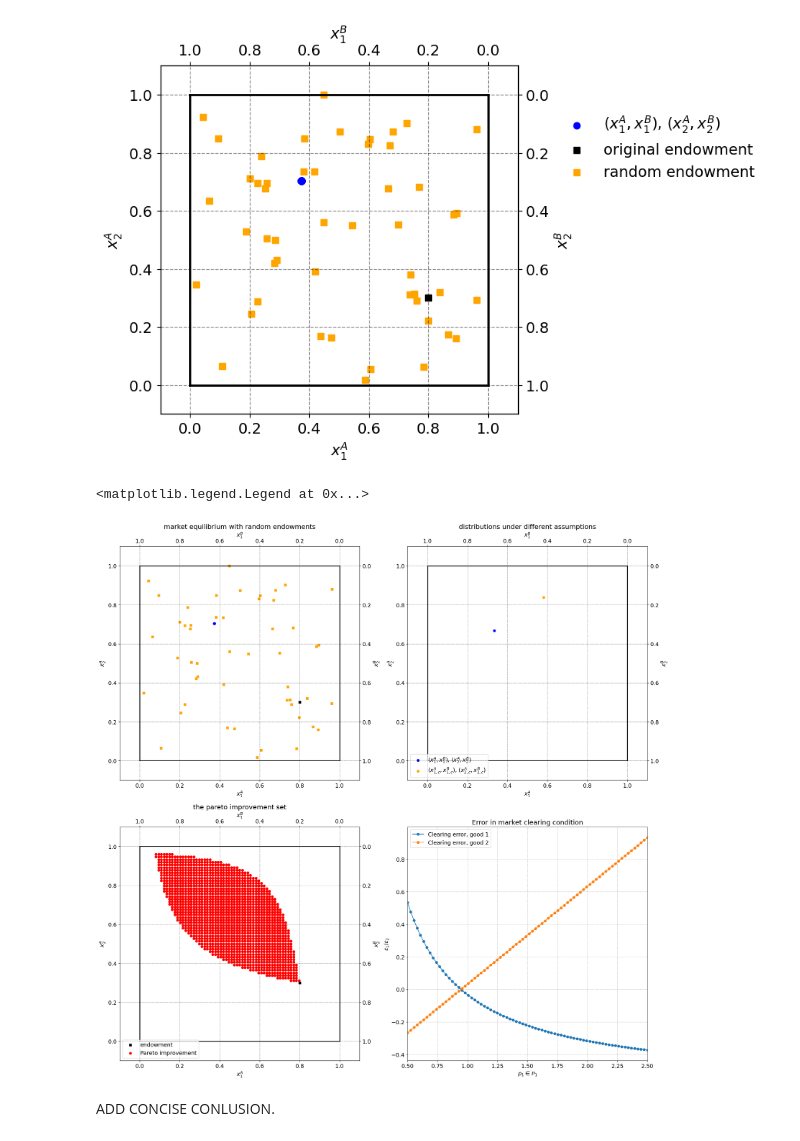
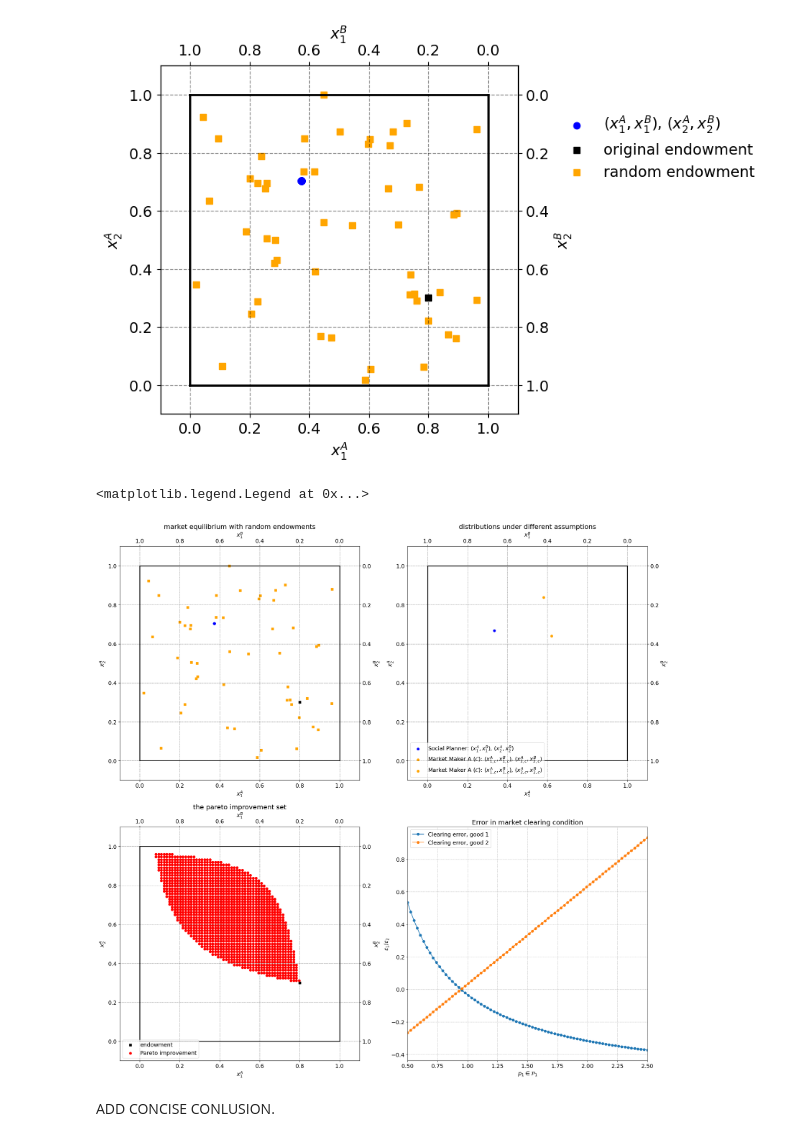
Before and after one commit to NumEconCopenhagen/projects-2024-mikkel-thomas, a Jupyter notebook: inauguralproject/inauguralproject.ipynb, the cells around one changed output. Drawn from its saved outputs; the diff is of its cells as text; code cells hidden in the pictures.

Commit message:
Updated a few things in plotting

```diff
--- a/inauguralproject/inauguralproject.ipynb
+++ b/inauguralproject/inauguralproject.ipynb
@@ -246,6 +249,8 @@ ax_A.legend(frameon=False,loc='upper right',bbox_to_anchor=(1.7,0.9));
 The market equilibrium is: (x1A,x2A) = (0.373,0.704), (x1B,x2B) = (0.627,0.296)
 [figure]
 # %%
+sol = model.sol
+
 fig = plt.figure(frameon=True,figsize=(24,24), dpi=100)
 ax_A = fig.add_subplot(2, 2, 1)
 
@@ -294,10 +299,11 @@ ax_B.invert_xaxis()
 ax_B.invert_yaxis()
 
 # b. scatter plot for equilibrium allocations
-ax_A.scatter(x1A_sp, x2A_sp,marker='o',color='blue',label='$(x_1^A,x_1^B)$, $(x_2^A,x_2^B)$')
-ax_A.scatter(x1A_c, x2A_c,marker='o',color='orange',label='$(x_{1,c}^A,x_{1,c}^B)$, $(x_{2,c}^A,x_{2,c}^B)$')
+ax_A.scatter(x1A_sp, x2A_sp,marker='o',color='blue',label='Social Planner: $ (x_1^A,x_1^B)$, $(x_2^A,x_2^B)$')
+ax_A.scatter(x1A_c, x2A_c,marker='o',color='orange',label='Market Maker A $(\mathcal{C})$: $(x_{1,c}^A,x_{1,c}^B)$, $(x_{2,c}^A,x_{2,c}^B)$')
+ax_A.scatter(sol.x1A_opt_cont, sol.x2A_opt_cont,marker='o',color='orange',label='Market Maker A $(\mathcal{C})$: $(x_{1,c}^A,x_{1,c}^B)$, $(x_{2,c}^A,x_{2,c}^B)$')
 # ax_A.scatter(par.w1A,par.w2A,marker='s',color='black',label='original endowment')
-# ax_A.scatter(WA1,WA2,marker='s',color='orange',label='random endowment')
+# ax_A.scatter(WA1,WA2,marker='s',color='orange',label='random endowment')sol.x1A_opt_cont
 
 # ax_A.scatter(X1B_eq, X2B_eq,marker='o',color='red',label='$x_1^B$, $x_2^B$')
 
@@ -332,33 +338,33 @@ ax_B.invert_yaxis()
 ax_A.scatter(par.w1A,par.w2A,marker='s',color='black',label='endowment')
 ax_A.scatter(x_coords, y_coords, label='Pareto improvement', color='red')
 
 # limits
 ax_A.plot([0,w1bar],[0,0],lw=2,color='black')
 ax_A.plot([0,w1bar],[w2bar,w2bar],lw=2,color='black')
 ax_A.plot([0,0],[0,w2bar],lw=2,color='black')
 ax_A.plot([w1bar,w1bar],[0,w2bar],lw=2,color='black')
 
 ax_A.set_xlim([-0.1, w1bar + 0.1])
 ax_A.set_ylim([-0.1, w2bar + 0.1])
 ax_B.set_xlim([w1bar + 0.1, -0.1])
 ax_B.set_ylim([w2bar + 0.1, -0.1])
 
 
 ax_A.set_title('the pareto improvement set')
 ax_A.legend(frameon=True,loc='lower left')
 
 
 ax = fig.add_subplot(2,2,4)
 ax.set_title('Error in market clearing condition')
 ax.plot(p1,error1,'-o',label='Clearing error, good 1')
 ax.plot(p1,error2,'-o',label='Clearing error, good 2')
 
 ax.set_xlabel('$p_1 \in \mathcal{P}_1$')
 ax.set_ylabel('$\epsilon_1/\epsilon_2$')
 ax.set_xlim([0.5, 2.5])
 ax.legend(frameon=True)
 # %% [output]
 <matplotlib.legend.Legend at 0x...>
-[figure, old version]
+[figure, new version]
 # %% [markdown]
 ADD CONCISE CONLUSION.
```
Also changed, not shown: parts of 2 cells of this notebook, 1 other file.
